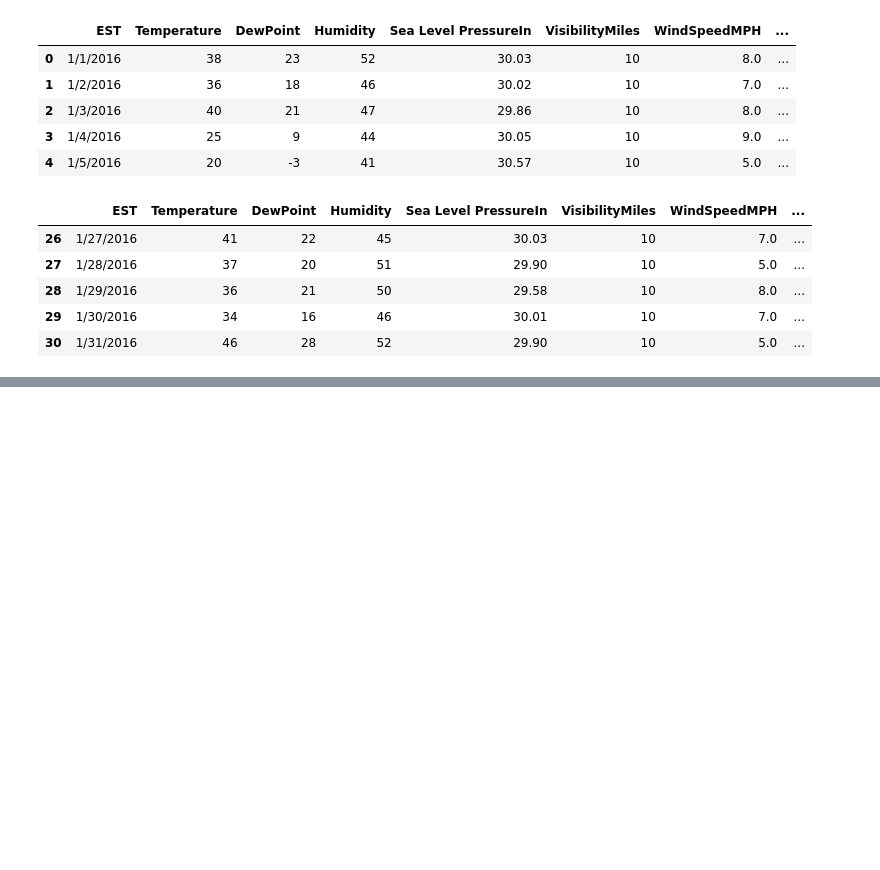
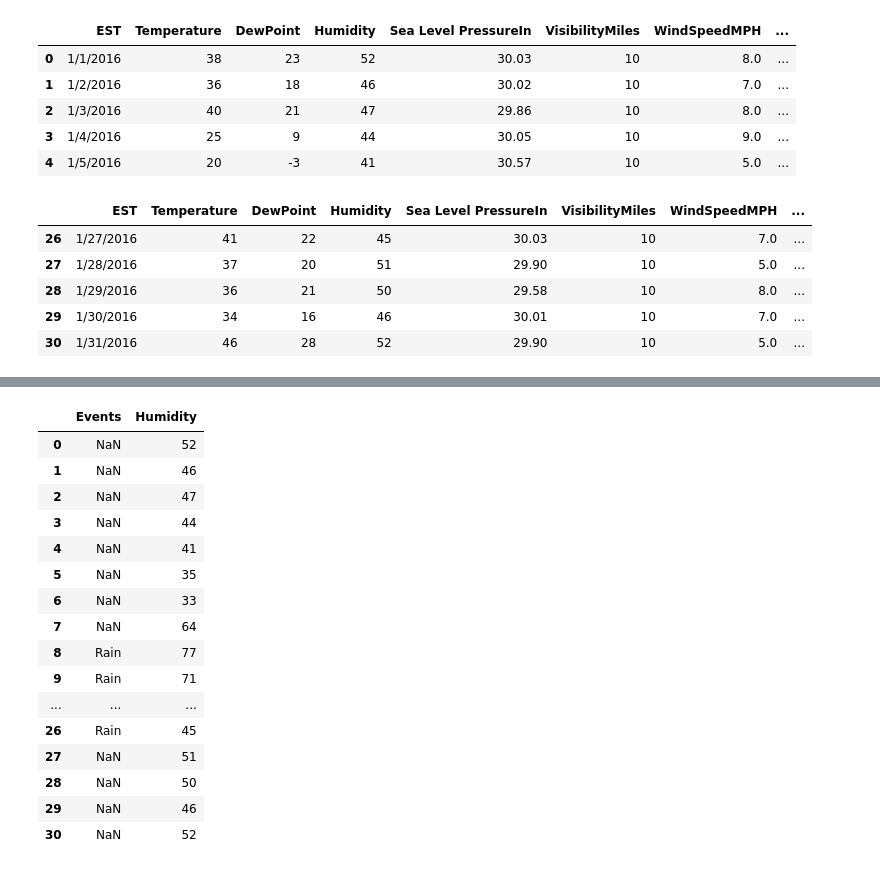
Before and after one commit to sicktrick-237/Machine-Learning-with-Python, a Jupyter notebook: Pandas Basics.ipynb, the cells around one changed output, grey strips where cells are left out. Cells and saved outputs as stored; diff of their text form; code cells hidden in the pictures; blank space fills up the shorter version.

```diff
--- a/Pandas Basics.ipynb
+++ b/Pandas Basics.ipynb
@@ -154,0 +198,21 @@ df.tail() # Prints last few rows
+# %%
+# FOR ACCESSING a DF with multiple columns
+df[['Events','Humidity']]
+# %% [output]
+|  | Events | Humidity |
+| 0 | NaN | 52 |
+| 1 | NaN | 46 |
+| 2 | NaN | 47 |
+| 3 | NaN | 44 |
+| 4 | NaN | 41 |
+| 5 | NaN | 35 |
+| 6 | NaN | 33 |
+| 7 | NaN | 64 |
+| 8 | Rain | 77 |
+| 9 | Rain | 71 |
+| ... | ... | ... |
+| 26 | Rain | 45 |
+| 27 | NaN | 51 |
+| 28 | NaN | 50 |
+| 29 | NaN | 46 |
+| 30 | NaN | 52 |
```
Also changed, not shown: parts of 5 cells of this notebook.
